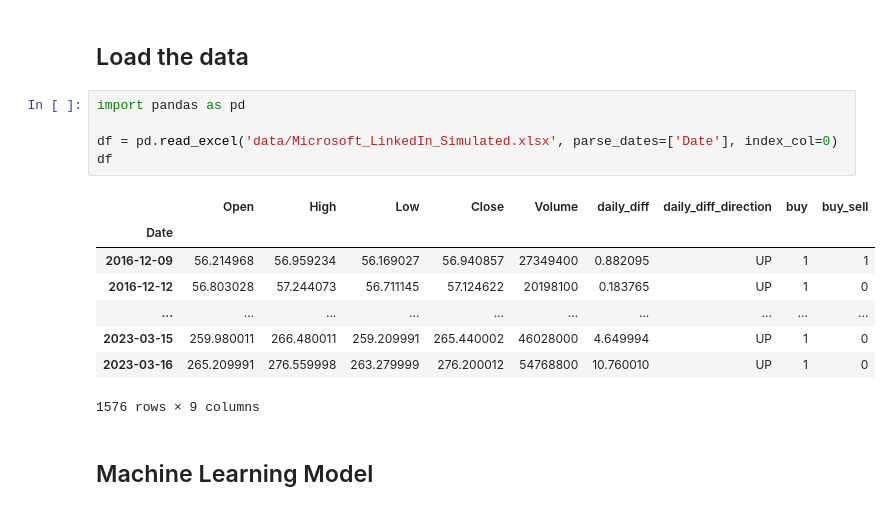
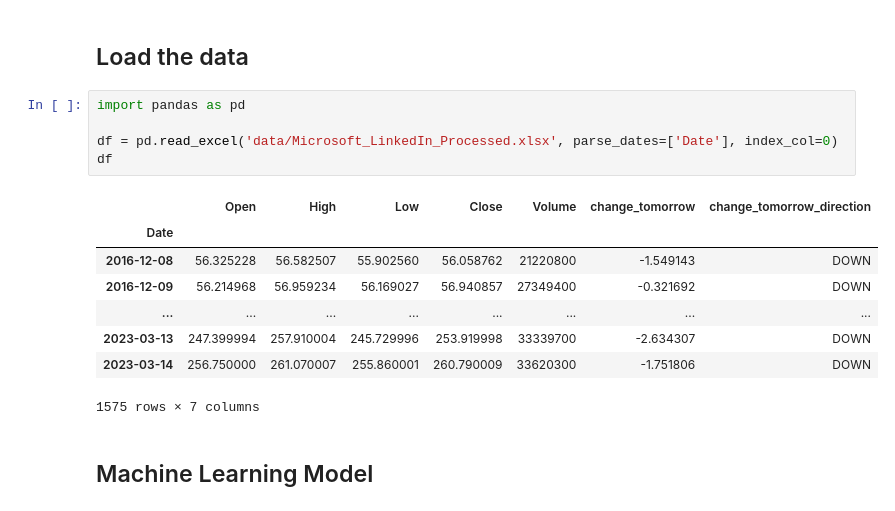
Before and after one commit to LinkedInLearning/practical-python-for-algorithmic-trading-4403633, a Jupyter notebook: 01_Machine Learning for Backtesting/04B_Machine Learning Regression Model.ipynb, the cells around one changed output. Saved outputs shown, nothing was run; the diff lists cells and outputs as text.

```diff
--- a/01_Machine Learning for Backtesting/04B_Machine Learning Regression Model.ipynb
+++ b/01_Machine Learning for Backtesting/04B_Machine Learning Regression Model.ipynb
@@ -5,17 +5,17 @@
 # %%
 import pandas as pd
 
-df = pd.read_excel('data/Microsoft_LinkedIn_Simulated.xlsx', parse_dates=['Date'], index_col=0)
+df = pd.read_excel('data/Microsoft_LinkedIn_Processed.xlsx', parse_dates=['Date'], index_col=0)
 df
 # %% [output]
-|  | Open | High | Low | Close | Volume | daily_diff | daily_diff_direction | buy | buy_sell |
-| Date |  |  |  |  |  |  |  |  |  |
-| 2016-12-09 | 56.214968 | 56.959234 | 56.169027 | 56.940857 | 27349400 | 0.882095 | UP | 1 | 1 |
-| 2016-12-12 | 56.803028 | 57.244073 | 56.711145 | 57.124622 | 20198100 | 0.183765 | UP | 1 | 0 |
-| ... | ... | ... | ... | ... | ... | ... | ... | ... | ... |
-| 2023-03-15 | 259.980011 | 266.480011 | 259.209991 | 265.440002 | 46028000 | 4.649994 | UP | 1 | 0 |
-| 2023-03-16 | 265.209991 | 276.559998 | 263.279999 | 276.200012 | 54768800 | 10.760010 | UP | 1 | 0 |
+|  | Open | High | Low | Close | Volume | change_tomorrow | change_tomorrow_direction |
+| Date |  |  |  |  |  |  |  |
+| 2016-12-08 | 56.325228 | 56.582507 | 55.902560 | 56.058762 | 21220800 | -1.549143 | DOWN |
+| 2016-12-09 | 56.214968 | 56.959234 | 56.169027 | 56.940857 | 27349400 | -0.321692 | DOWN |
+| ... | ... | ... | ... | ... | ... | ... | ... |
+| 2023-03-13 | 247.399994 | 257.910004 | 245.729996 | 253.919998 | 33339700 | -2.634307 | DOWN |
+| 2023-03-14 | 256.750000 | 261.070007 | 255.860001 | 260.790009 | 33620300 | -1.751806 | DOWN |
-1576 rows × 9 columns
+1575 rows × 7 columns
 # %% [markdown]
 ## Machine Learning Model
 # %% [markdown]
```
Also changed, not shown: parts of 10 cells of this notebook, 6 other files.
